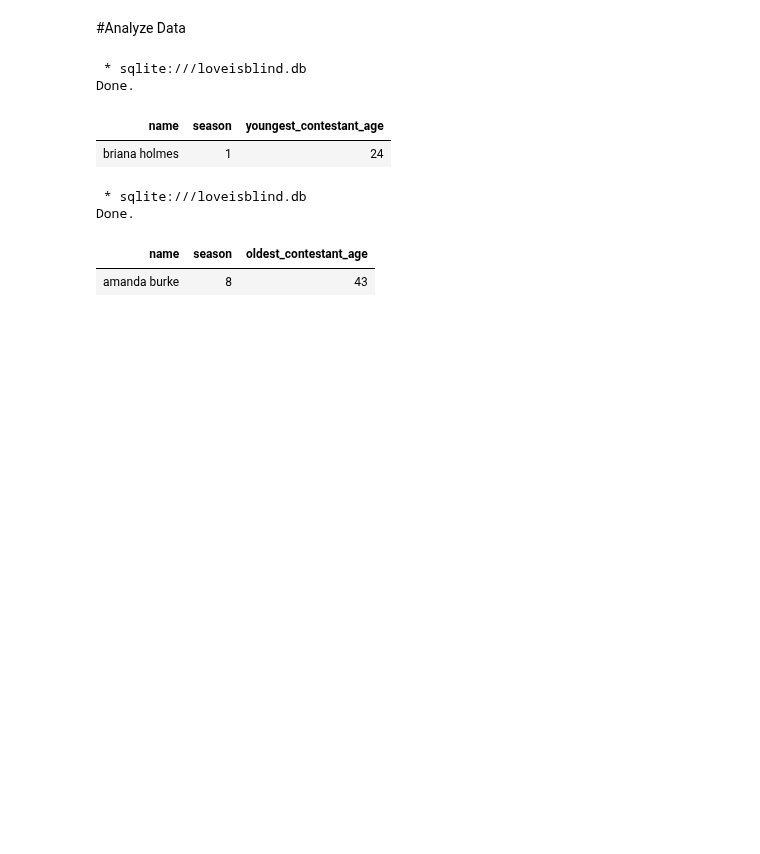
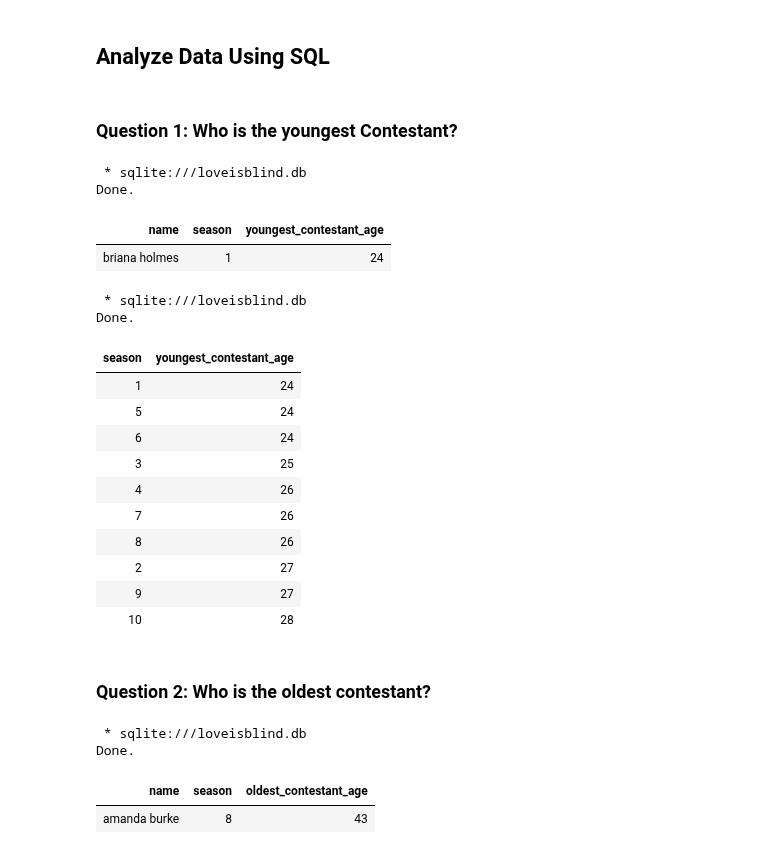
Before and after one commit to ZeeThomas/Love-Is-Blind-Analysis, a Jupyter notebook: analysisV0.ipynb, the cells around one changed output. Cells and saved outputs as stored; diff of their text form; code cells hidden in the pictures; blank space fills up the shorter version.

```diff
--- a/analysisV0.ipynb
+++ b/analysisV0.ipynb
@@ -62,4 +64,6 @@ Done.
 # %% [markdown]
-#Analyze Data
+## Analyze Data Using SQL
+# %% [markdown]
+### Question 1: Who is the youngest Contestant?
 # %%
 %%sql
@@ -71,5 +74,29 @@ FROM contestants;
 Done.
 | name | season | youngest_contestant_age |
 | briana holmes | 1 | 24 |
+# %%
+%%sql
+SELECT
+        season,
+        MIN(age) AS youngest_contestant_age
+FROM contestants
+GROUP BY season
+ORDER BY youngest_contestant_age ASC;
+# %% [output]
+ * sqlite:///loveisblind.db
+Done.
+| season | youngest_contestant_age |
+| 1 | 24 |
+| 5 | 24 |
+| 6 | 24 |
+| 3 | 25 |
+| 4 | 26 |
+| 7 | 26 |
+| 8 | 26 |
+| 2 | 27 |
+| 9 | 27 |
+| 10 | 28 |
+# %% [markdown]
+### Question 2: Who is the oldest contestant?
 # %%
 %%sql
```
Also changed, not shown: parts of 28 cells of this notebook, 2 other files.
